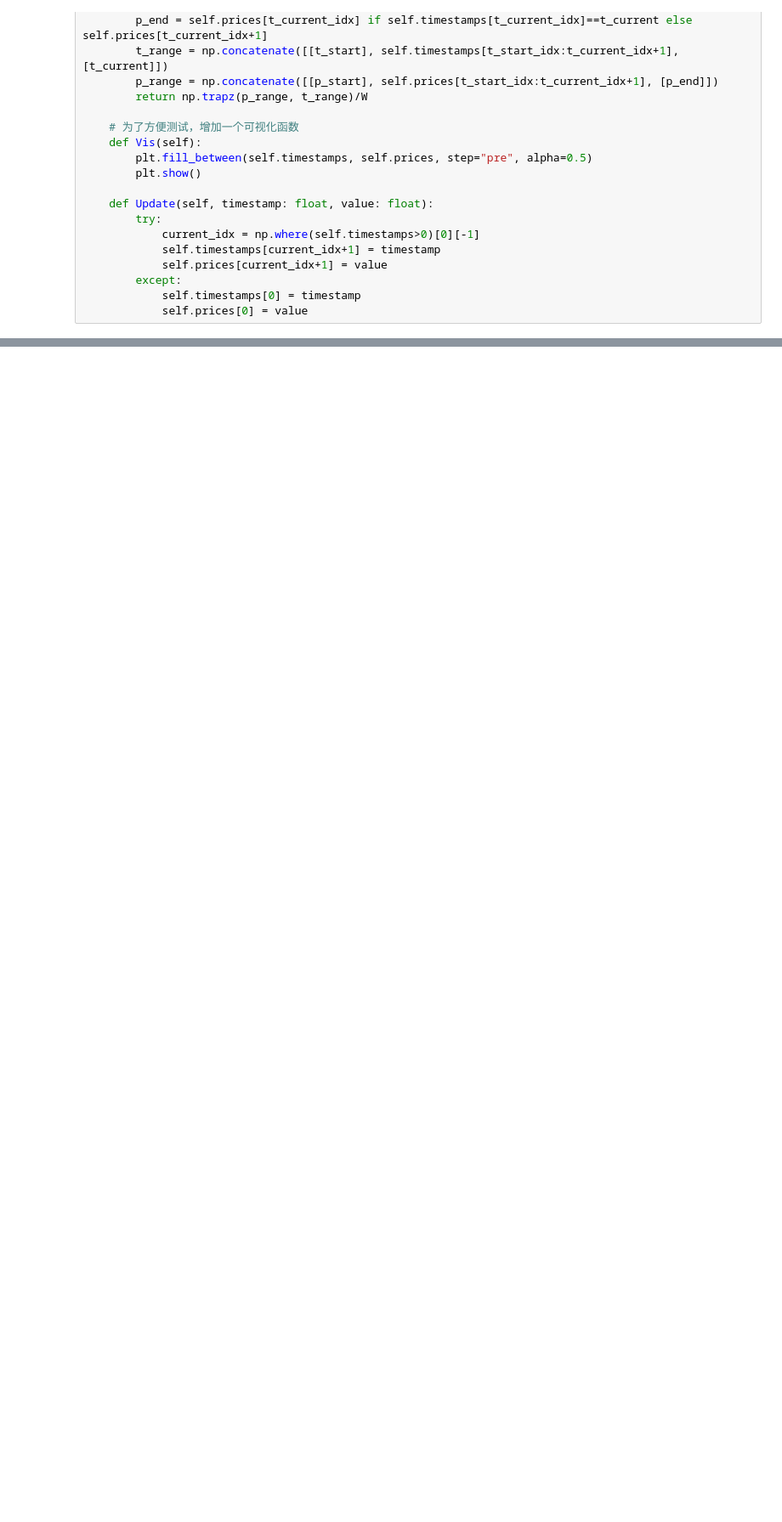
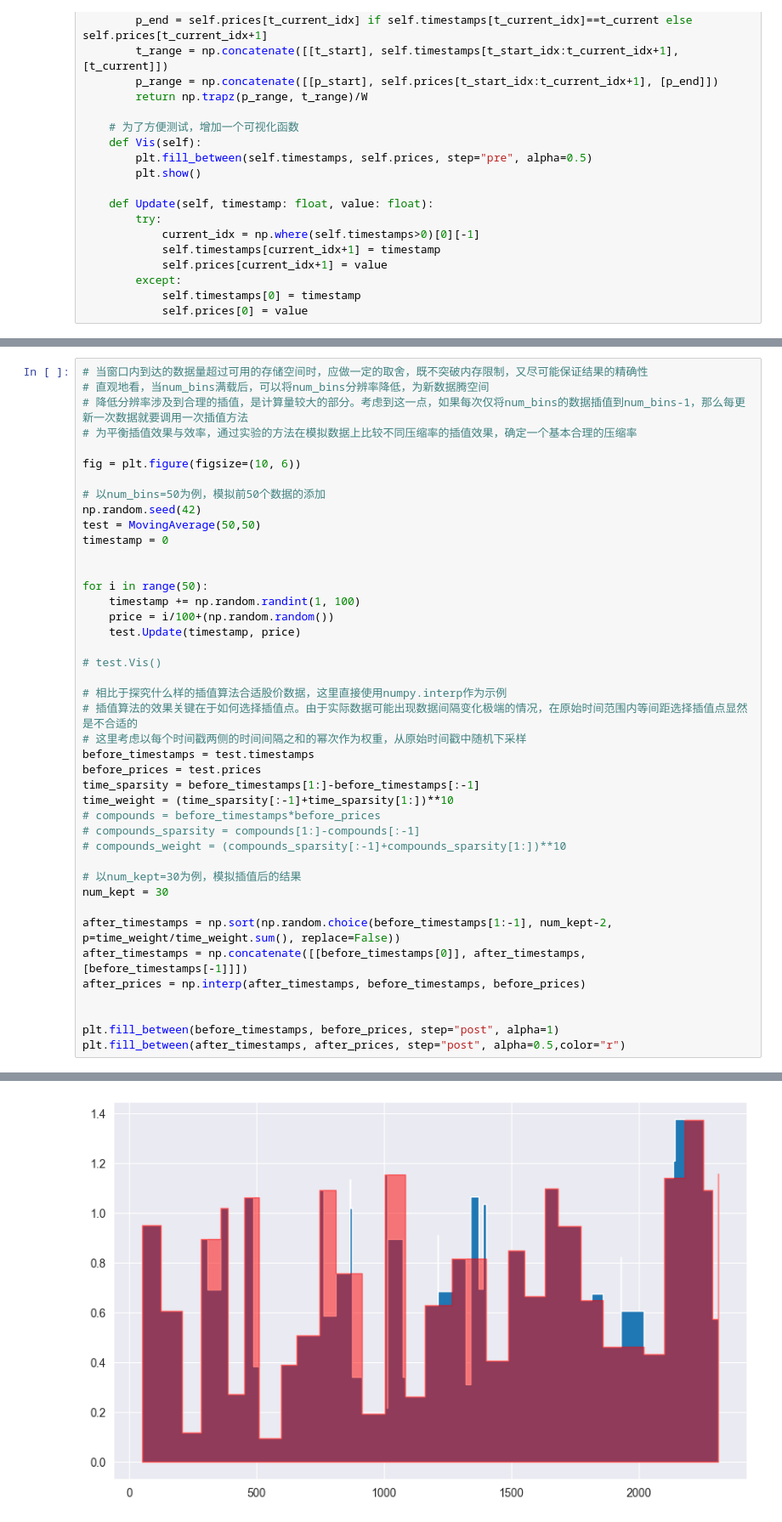
Before and after one commit to X-Bruce-Y/Quant-MovingAverage, a Jupyter notebook: MovingAverage.ipynb, the cells around one changed output, grey strips where cells are left out. Shown at 85% size. Drawn from its saved outputs; the diff is of its cells as text; blank space fills up the shorter version.

```diff
--- a/MovingAverage.ipynb
+++ b/MovingAverage.ipynb
@@ -190,0 +109,43 @@ plt.fill_between(after_timestamps, after_prices, step="pre", alpha=0.5,color="r"
+# %%
+# 当窗口内到达的数据量超过可用的存储空间时，应做一定的取舍，既不突破内存限制，又尽可能保证结果的精确性
+# 直观地看，当num_bins满载后，可以将num_bins分辨率降低，为新数据腾空间
+# 降低分辨率涉及到合理的插值，是计算量较大的部分。考虑到这一点，如果每次仅将num_bins的数据插值到num_bins-1，那么每更新一次数据就要调用一次插值方法
+# 为平衡插值效果与效率，通过实验的方法在模拟数据上比较不同压缩率的插值效果，确定一个基本合理的压缩率
+
+fig = plt.figure(figsize=(10, 6))
+
+# 以num_bins=50为例，模拟前50个数据的添加
+np.random.seed(42)
+test = MovingAverage(50,50)
+timestamp = 0
+
+
+for i in range(50):
+    timestamp += np.random.randint(1, 100)
+    price = i/100+(np.random.random())
+    test.Update(timestamp, price)
+
+# test.Vis()
+
+# 相比于探究什么样的插值算法合适股价数据，这里直接使用numpy.interp作为示例
+# 插值算法的效果关键在于如何选择插值点。由于实际数据可能出现数据间隔变化极端的情况，在原始时间范围内等间距选择插值点显然是不合适的
+# 这里考虑以每个时间戳两侧的时间间隔之和的幂次作为权重，从原始时间戳中随机下采样
+before_timestamps = test.timestamps
+before_prices = test.prices
+time_sparsity = before_timestamps[1:]-before_timestamps[:-1]
+time_weight = (time_sparsity[:-1]+time_sparsity[1:])**10
+# compounds = before_timestamps*before_prices
+# compounds_sparsity = compounds[1:]-compounds[:-1]
+# compounds_weight = (compounds_sparsity[:-1]+compounds_sparsity[1:])**10
+
+# 以num_kept=30为例，模拟插值后的结果
+num_kept = 30
+
+after_timestamps = np.sort(np.random.choice(before_timestamps[1:-1], num_kept-2, p=time_weight/time_weight.sum(), replace=False))
+after_timestamps = np.concatenate([[before_timestamps[0]], after_timestamps, [before_timestamps[-1]]])
+after_prices = np.interp(after_timestamps, before_timestamps, before_prices)
+
+
+plt.fill_between(before_timestamps, before_prices, step="post", alpha=1)
+plt.fill_between(after_timestamps, after_prices, step="post", alpha=0.5,color="r")
+# %% [output]
@@ -190,0 +153 @@ plt.fill_between(after_timestamps, after_prices, step="pre", alpha=0.5,color="r"
+[figure, added]
```
Also changed, not shown: parts of 7 cells of this notebook.
